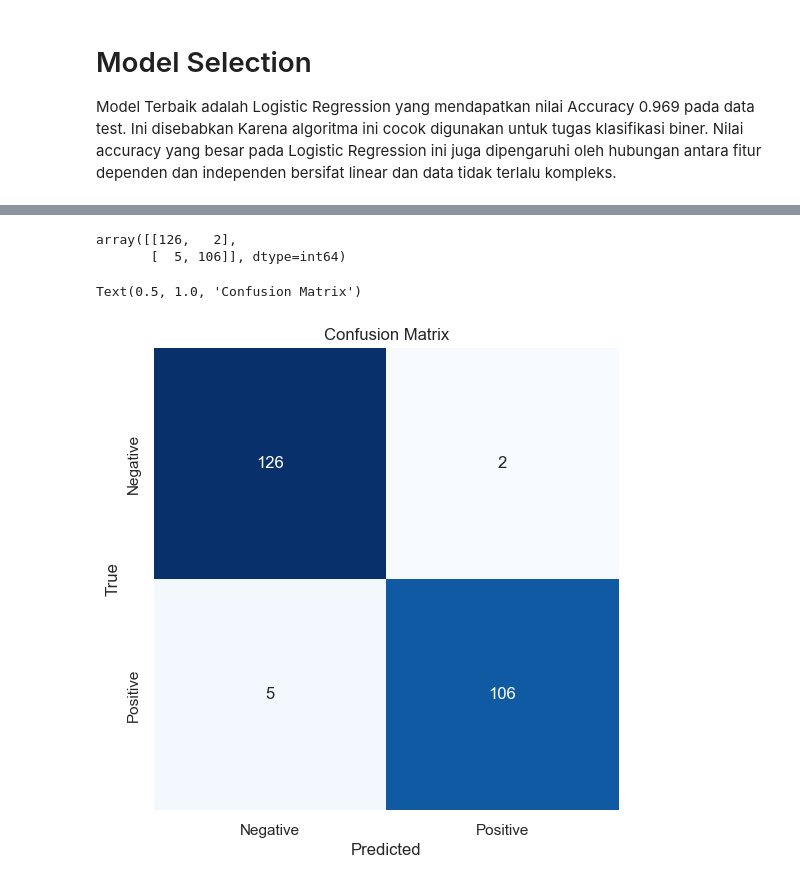
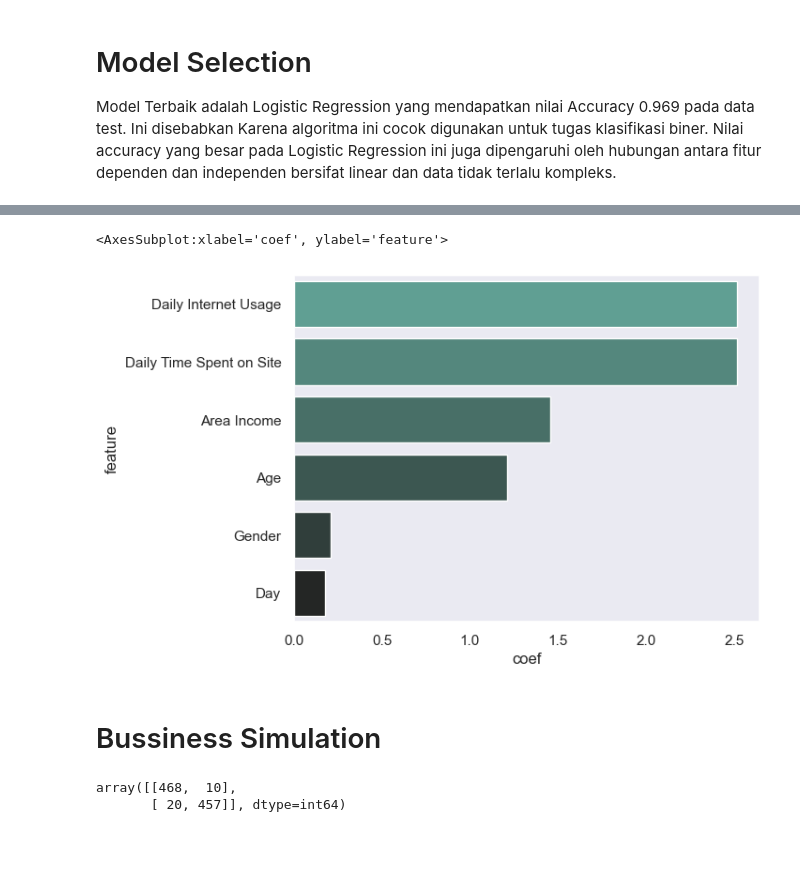
Before and after one commit to JodhiKrisantus/Predict-Customer-Clicked-Ads-Classification, a Jupyter notebook: Classification - Predict Clicked Ads.ipynb, the cells around one changed output, grey strips where cells are left out. Saved outputs shown, nothing was run; the diff lists cells and outputs as text; code cells hidden in the pictures; blank space fills up the shorter version.

Commit message:
add business simulation

```diff
--- a/Classification - Predict Clicked Ads.ipynb
+++ b/Classification - Predict Clicked Ads.ipynb
@@ -1051,7 +1060,7 @@ matrics_eval
 # %%
 from sklearn.linear_model import LogisticRegression
-lr = LogisticRegression(random_state=24)
-lr.fit(X=X_train, y=y_train)
-matrics_lr = eval(lr)
-matrics_lr
+lr = LogisticRegression(random_state=24, C=1.0, max_iter=100,multi_class='auto',penalty='l2',solver='liblinear')
+lr.fit(X=X, y=y) # Use all data
+y_test = lr.predict(X)
+print("Model Accuracy : ",accuracy_score(y_test,y))
 # %% [output]
@@ -1065,20 +1068,19 @@ matrics_lr
-# %%
-conf_matrix = confusion_matrix(y_test, y_pred)
-conf_matrix
-# %% [output]
-array([[126,   2],
-       [  5, 106]], dtype=int64)
-# %%
-from sklearn.metrics import confusion_matrix,ConfusionMatrixDisplay
-y_pred = lr.predict(X_test)
-conf_matrix = confusion_matrix(y_test, y_pred)
-plt.figure(figsize=(6, 6))
-sns.heatmap(conf_matrix, annot=True, fmt="d", cmap="Blues", cbar=False,
-            xticklabels=['Negative', 'Positive'], yticklabels=['Negative', 'Positive'])
-
-plt.xlabel("Predicted")
-plt.ylabel("True")
-plt.title("Confusion Matrix")
-# %% [output]
-Text(0.5, 1.0, 'Confusion Matrix')
-[figure, removed]
+# %%
+coef = lr.coef_[0]
+feature = X_train.columns
+feature_importance = pd.DataFrame(data=abs(coef), index=feature).reset_index()
+feature_importance.columns = ['feature', 'coef']
+feature_importance.sort_values(by='coef', ascending=False,inplace=True)
+sns.barplot(y=feature_importance['feature'], x=feature_importance['coef'])
+# %% [output]
+<AxesSubplot:xlabel='coef', ylabel='feature'>
+[figure, added]
+# %% [markdown]
+# Bussiness Simulation
+# %%
+from sklearn.metrics import confusion_matrix,ConfusionMatrixDisplay
+conf_matrix = confusion_matrix(y, y_test)
+conf_matrix
+# %% [output]
+array([[468,  10],
+       [ 20, 457]], dtype=int64)
```
Also changed, not shown: parts of 25 cells of this notebook.
